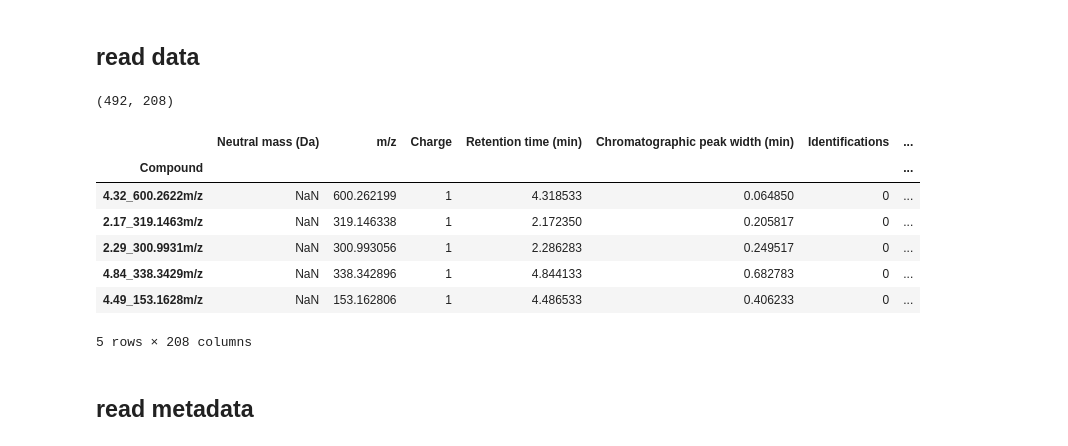
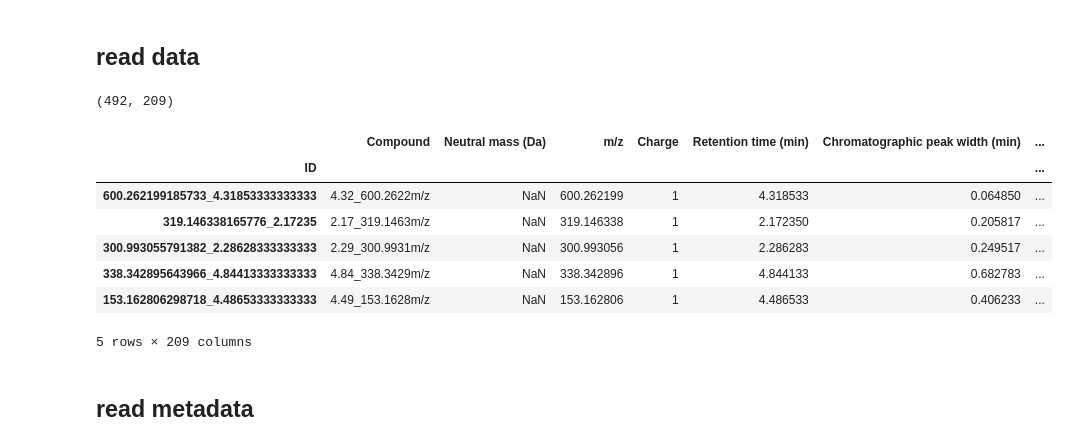
Before and after one commit to adelomana/vigur, a Jupyter notebook: lipidomics/EC072/progenesis/experiment_one_normalized.ipynb, the cells around one changed output. Cells and saved outputs as stored; diff of their text form; code cells hidden in the pictures.

```diff
--- a/lipidomics/EC072/progenesis/experiment_one_normalized.ipynb
+++ b/lipidomics/EC072/progenesis/experiment_one_normalized.ipynb
@@ -30,19 +30,21 @@ annotation_file = '/Users/adrian/projects/vigur/data/lipidomics/072/progenesis/E
 # %% [markdown]
 ## read data
 # %%
-df = pandas.read_csv(experiment_one_input_file, skiprows=2, index_col=0)
+df = pandas.read_csv(experiment_one_input_file, skiprows=2)
+df['ID'] = df['m/z'].astype(str) + '_' + df['Retention time (min)'].astype(str)
+df.set_index('ID', inplace=True)
 print(df.shape)
 df.head()
 # %% [output]
-(492, 208)
+(492, 209)
-|  | Neutral mass (Da) | m/z | Charge | Retention time (min) | Chromatographic peak width (min) | Identifications | ... |
-| Compound |  |  |  |  |  |  | ... |
-| 4.32_600.2622m/z | NaN | 600.262199 | 1 | 4.318533 | 0.064850 | 0 | ... |
-| 2.17_319.1463m/z | NaN | 319.146338 | 1 | 2.172350 | 0.205817 | 0 | ... |
-| 2.29_300.9931m/z | NaN | 300.993056 | 1 | 2.286283 | 0.249517 | 0 | ... |
-| 4.84_338.3429m/z | NaN | 338.342896 | 1 | 4.844133 | 0.682783 | 0 | ... |
-| 4.49_153.1628m/z | NaN | 153.162806 | 1 | 4.486533 | 0.406233 | 0 | ... |
+|  | Compound | Neutral mass (Da) | m/z | Charge | Retention time (min) | Chromatographic peak width (min) | ... |
+| ID |  |  |  |  |  |  | ... |
+| 600.262199185733_4.31853333333333 | 4.32_600.2622m/z | NaN | 600.262199 | 1 | 4.318533 | 0.064850 | ... |
+| 319.146338165776_2.17235 | 2.17_319.1463m/z | NaN | 319.146338 | 1 | 2.172350 | 0.205817 | ... |
+| 300.993055791382_2.28628333333333 | 2.29_300.9931m/z | NaN | 300.993056 | 1 | 2.286283 | 0.249517 | ... |
+| 338.342895643966_4.84413333333333 | 4.84_338.3429m/z | NaN | 338.342896 | 1 | 4.844133 | 0.682783 | ... |
+| 153.162806298718_4.48653333333333 | 4.49_153.1628m/z | NaN | 153.162806 | 1 | 4.486533 | 0.406233 | ... |
-5 rows × 208 columns
+5 rows × 209 columns
 # %% [markdown]
 ## read metadata
 # %%
```
Also changed, not shown: parts of 19 cells of this notebook, 1 other file.
